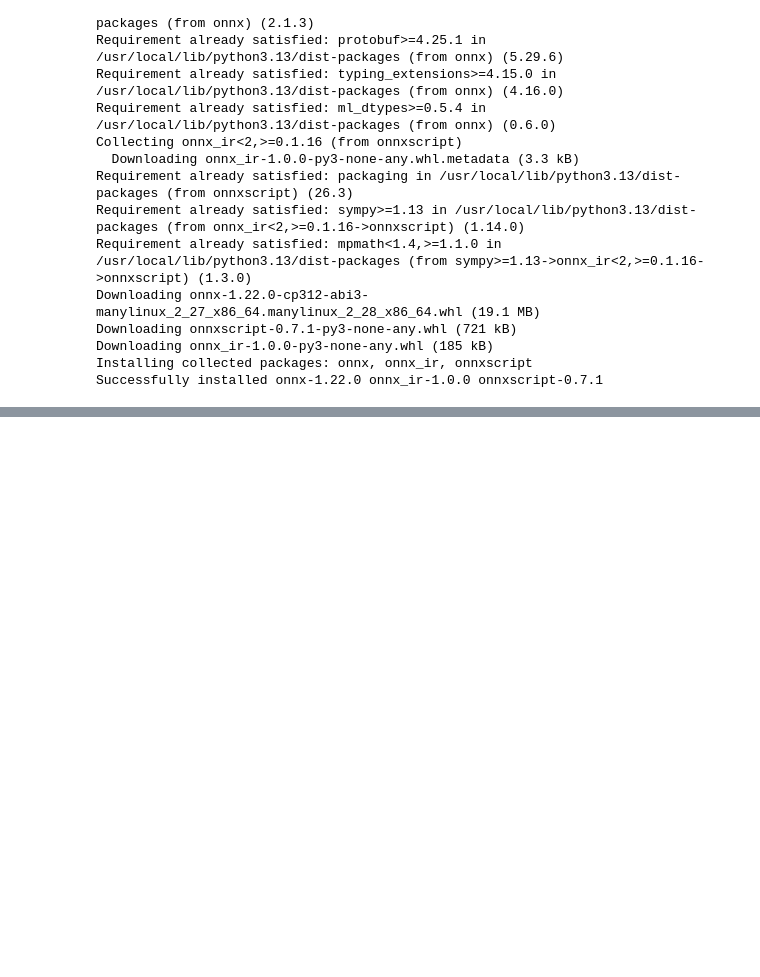
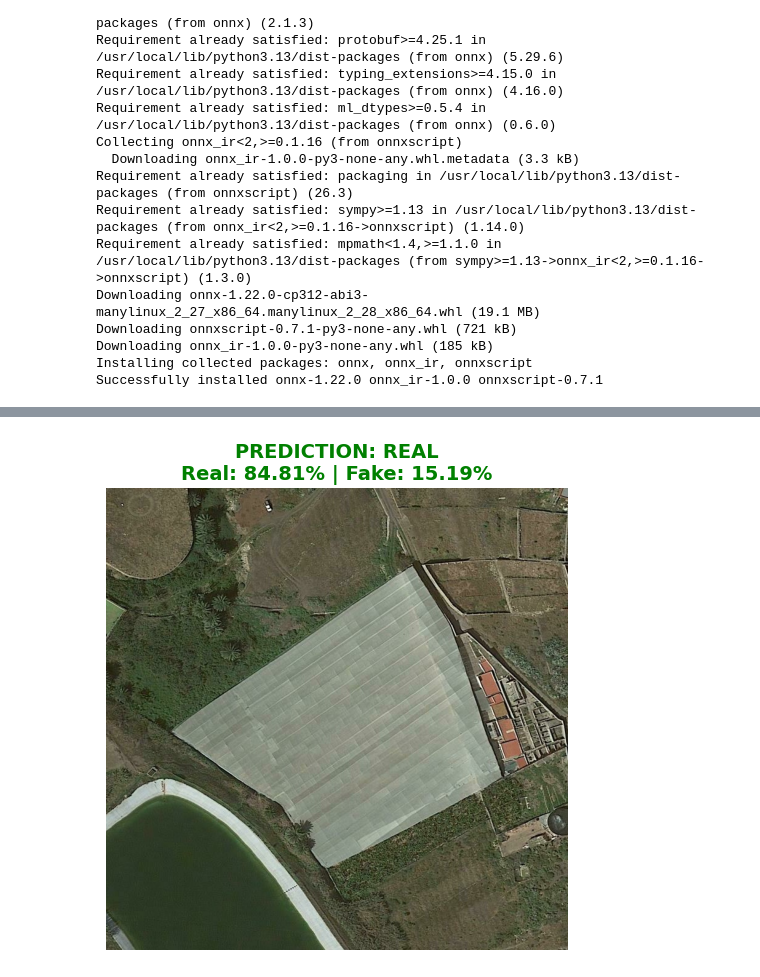
Before and after one commit to quasarx-snips/sih, a Jupyter notebook: neural_models/g1brain.ipynb, the cells around one changed output, grey strips where cells are left out. Saved outputs shown, nothing was run; the diff lists cells and outputs as text; code cells hidden in the pictures; blank space fills up the shorter version.

```diff
--- a/neural_models/g1brain.ipynb
+++ b/neural_models/g1brain.ipynb
@@ -234,0 +248,4 @@ test_single_image("urban_1.jpg")
+# %%
+test_single_image("000000007.jpg")
+# %% [output]
+[figure, added]
```
Also changed, not shown: parts of 11 cells of this notebook.
